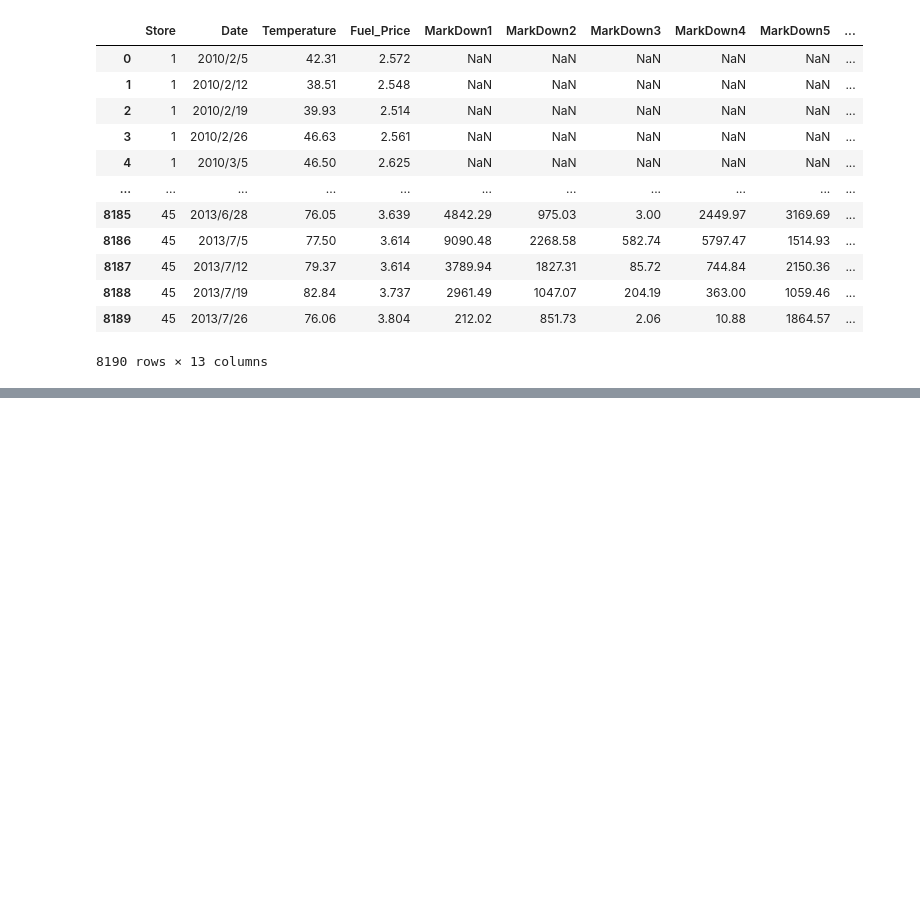
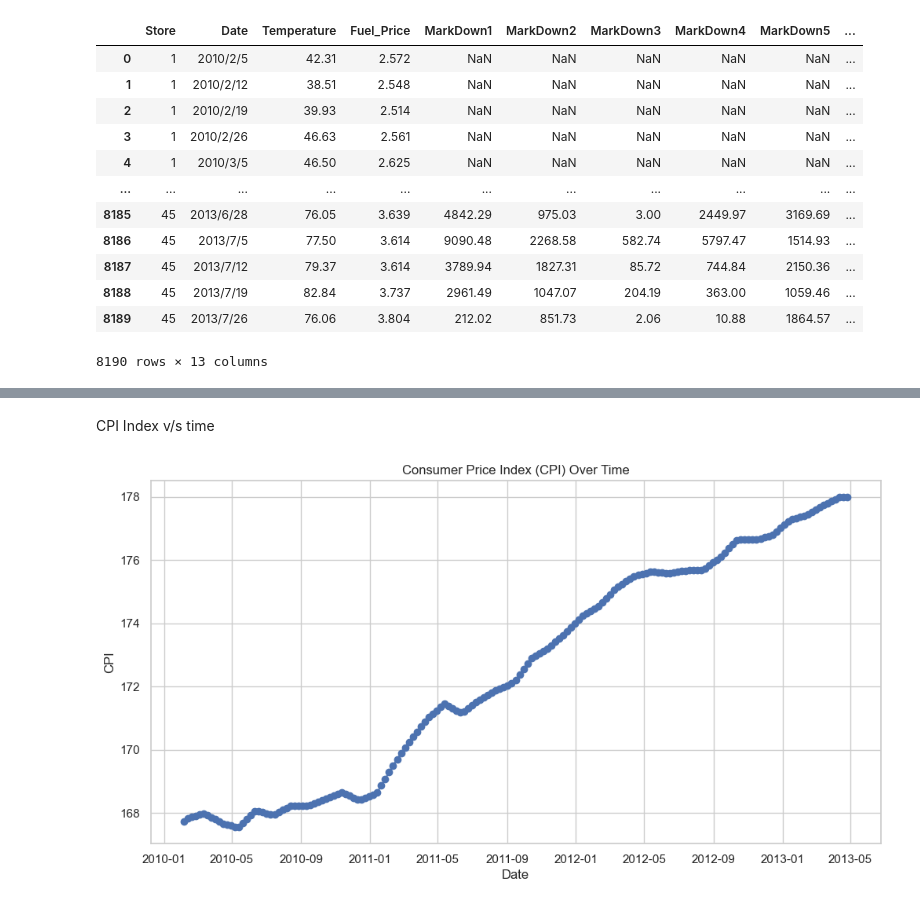
Before and after one commit to likeekil/MGS3101, a Jupyter notebook: archive (1)/data.ipynb, the cells around one changed output, grey strips where cells are left out. Saved outputs shown, nothing was run; the diff lists cells and outputs as text; code cells hidden in the pictures; blank space fills up the shorter version.

```diff
--- a/archive (1)/data.ipynb
+++ b/archive (1)/data.ipynb
@@ -74,0 +108,19 @@ df.describe()
+# %% [markdown]
+CPI Index v/s time
+# %%
+df_grouped_cpi = df.groupby('Date')['CPI'].mean().reset_index()
+
+# Plotting the data
+plt.figure(figsize=(12, 6))
+plt.plot(df_grouped_cpi['Date'], df_grouped_cpi['CPI'], marker='o', linestyle='-')
+
+# Adding titles and labels
+plt.title('Consumer Price Index (CPI) Over Time')
+plt.xlabel('Date')
+plt.ylabel('CPI')
+
+# Show plot
+plt.grid(True)
+plt.show()
+# %% [output]
+[figure, added]
```
Also changed, not shown: parts of 35 cells of this notebook, 2 other files.
